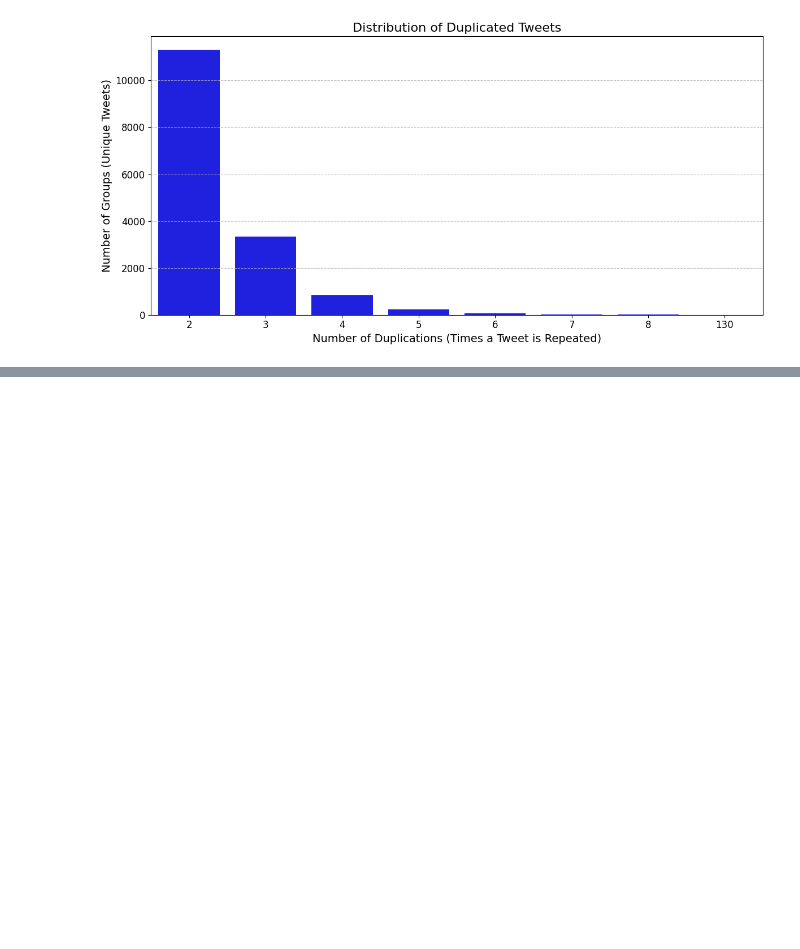
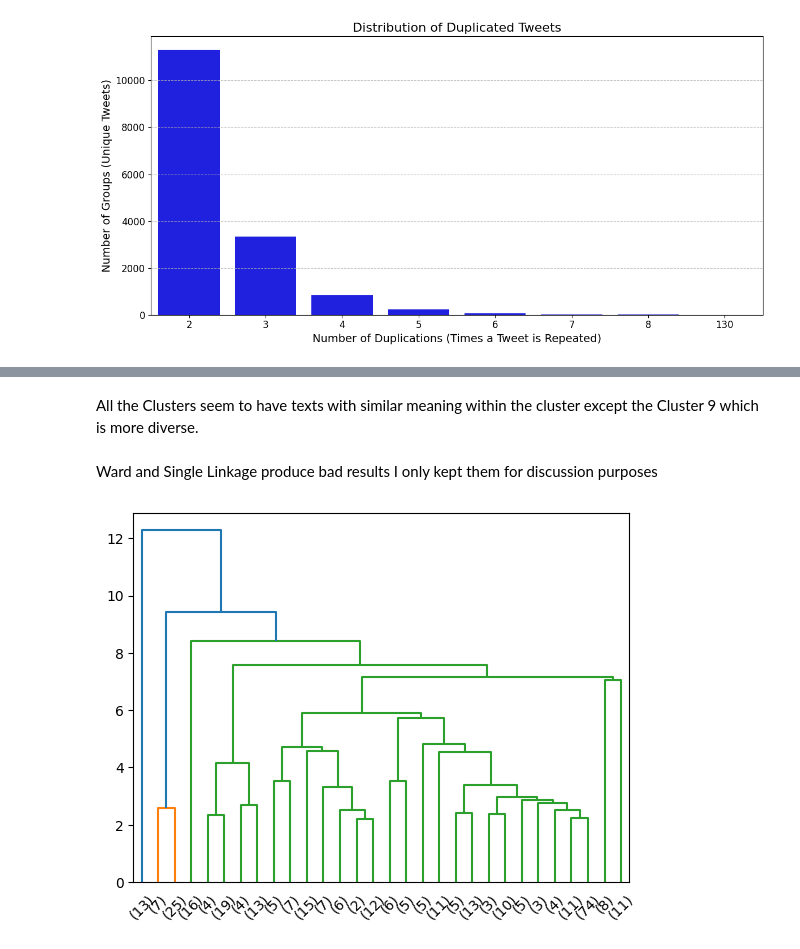
Before and after one commit to lgiesen/social-media-analysis, a Jupyter notebook: simon_duplicate_analysis_text-mining.ipynb, the cells around one changed output, grey strips where cells are left out. Saved outputs shown, nothing was run; the diff lists cells and outputs as text; code cells hidden in the pictures; blank space fills up the shorter version.

```diff
--- a/simon_duplicate_analysis_text-mining.ipynb
+++ b/simon_duplicate_analysis_text-mining.ipynb
@@ -75,0 +245,11 @@ See the caveats in the documentation: https://pandas.pydata.org/pandas-docs/stab
+# %% [markdown]
+All the Clusters seem to have texts with similar meaning within the cluster except the Cluster 9 which is more diverse.
+# %% [markdown]
+Ward and Single Linkage produce bad results I only kept them for discussion purposes
+# %%
+ward_linkage_duplicates_high_count = linkage(cosine_similarity_matrix,method='ward')
+# %%
+dendrogram(ward_linkage_duplicates_high_count, truncate_mode='lastp', p=30)
+plt.show()
+# %% [output]
+[figure, added]
```
Also changed, not shown: parts of 42 cells of this notebook.
